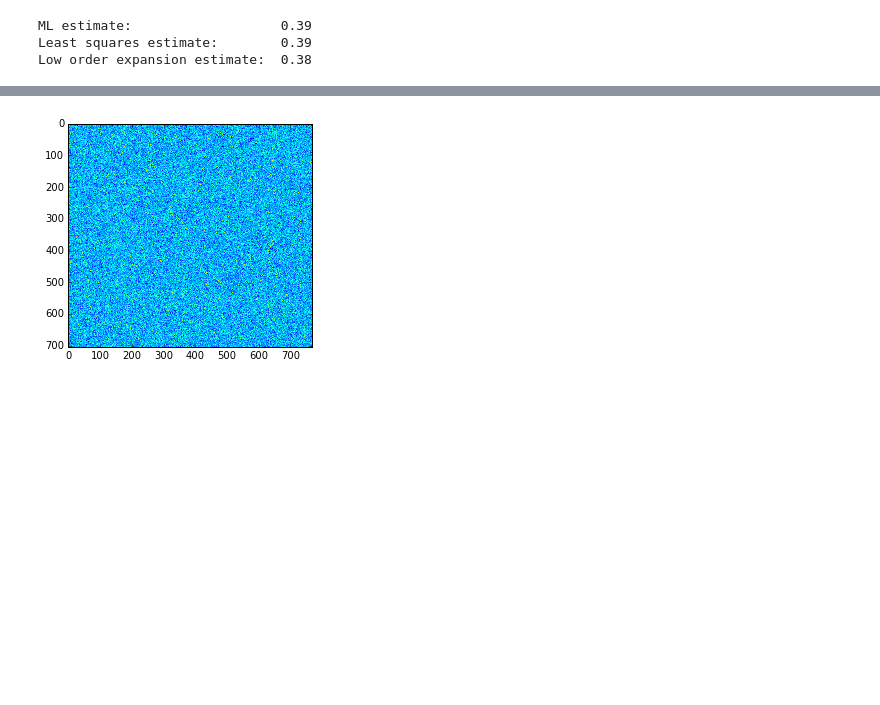
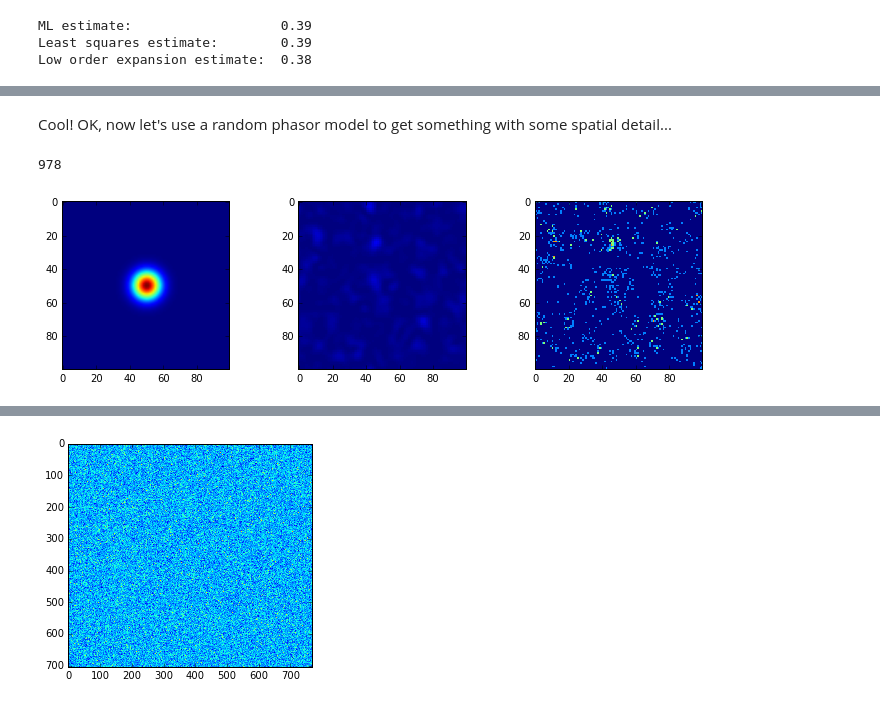
Before and after one commit to tjlane/speckle, a Jupyter notebook: examples/spatial_estimator_evaluation.ipynb, the cells around one changed output, grey strips where cells are left out. Drawn from its saved outputs; the diff is of its cells as text; code cells hidden in the pictures; blank space fills up the shorter version.

```diff
--- a/examples/spatial_estimator_evaluation.ipynb
+++ b/examples/spatial_estimator_evaluation.ipynb
@@ -59,0 +101,28 @@ Moving right along to adding some *random* but non-statistical error. First, gau
+# %% [markdown]
+Cool! OK, now let's use a random phasor model to get something with some spatial detail...
+# %%
+new_shp     = (100, 100)
+avg_photons = 1000
+beam_size   = 8 # stds
+
+X, Y = indices(new_shp) - (np.array(new_shp) / 2.0)[:,None,None]
+beam = np.exp(-((X)**2 + (Y)**2) / beam_size**2)
+
+random_phase = exp(2 * pi * 1j * np.random.rand(*new_shp))
+
+speckle = square(abs(fftshift(fft2(beam * random_phase))))
+speckle *= (avg_photons / speckle.sum())
+speckle_sample = np.random.poisson(speckle)
+print np.sum(speckle_sample)
+
+figure(figsize=(12,3))
+subplot(131)
+imshow(beam)
+subplot(132)
+imshow(speckle, interpolation='nearest', vmax=10)
+subplot(133)
+imshow(speckle_sample, interpolation='nearest')
+show()
+# %% [output]
+978
+[figure, added]
```
Also changed, not shown: parts of 6 cells of this notebook.
